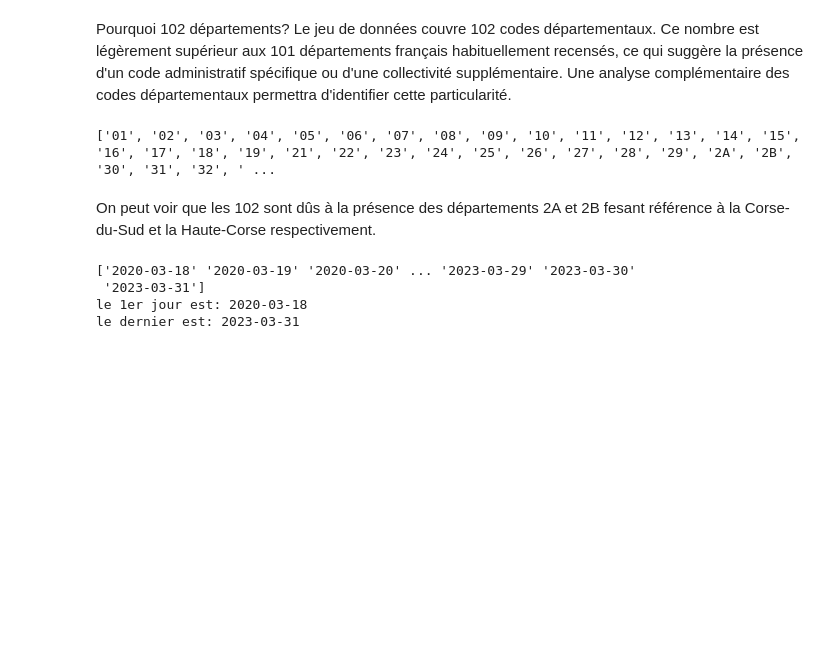
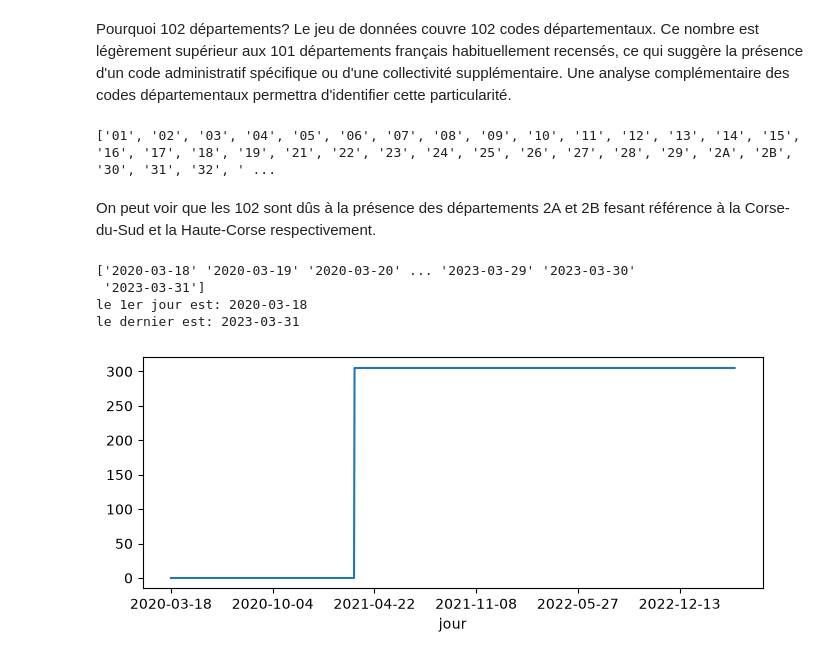
Before and after one commit to Audrey-Djomi/dashboard-sante-publique-france, a Jupyter notebook: notebooks/01_exploration.ipynb, the cells around one changed output. Saved outputs shown, nothing was run; the diff lists cells and outputs as text; code cells hidden in the pictures; blank space fills up the shorter version.

```diff
--- a/notebooks/01_exploration.ipynb
+++ b/notebooks/01_exploration.ipynb
@@ -200,3 +201,9 @@ print(f"le dernier est: {df.jour.max()}")
  '2023-03-31']
 le 1er jour est: 2020-03-18
 le dernier est: 2023-03-31
+# %%
+# nous allons avoir un aperçu graphique du contenu des colonnes contenant des NAN
+df.groupby("jour")["HospConv"].count().plot(figsize=(8,3))
+plt.show()
+# %% [output]
+[figure, added]
```
Also changed, not shown: parts of 4 cells of this notebook, 4 other files.
